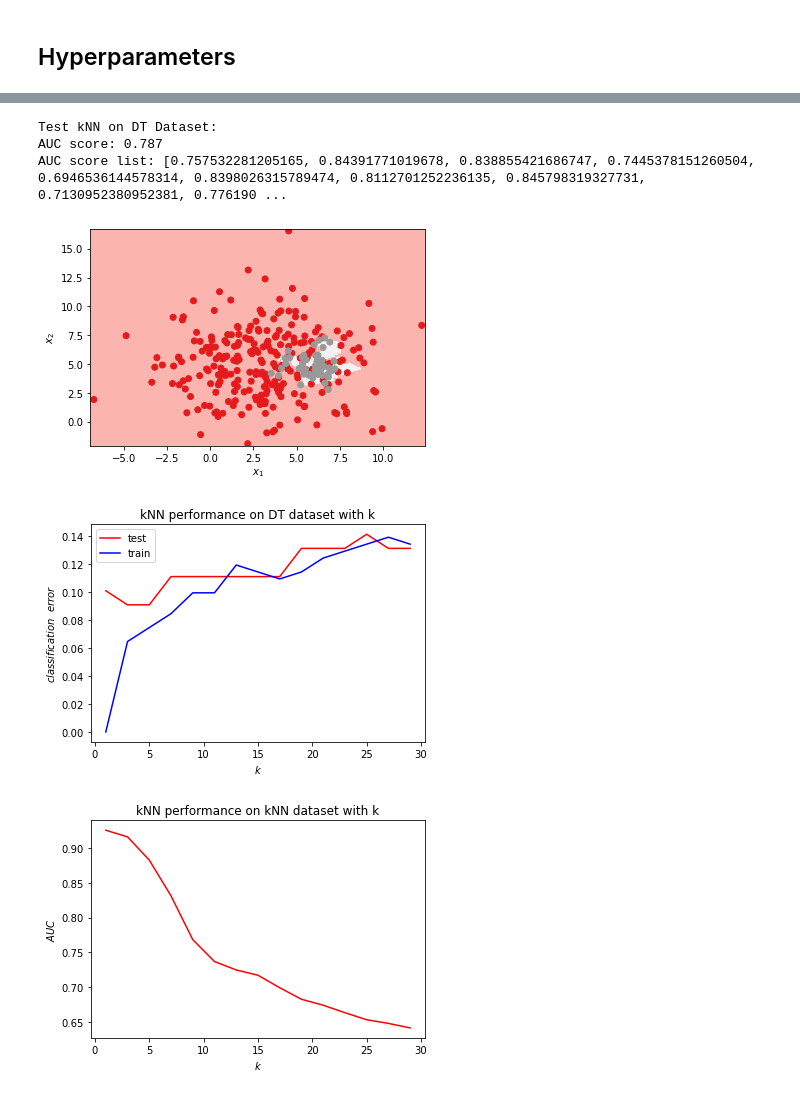
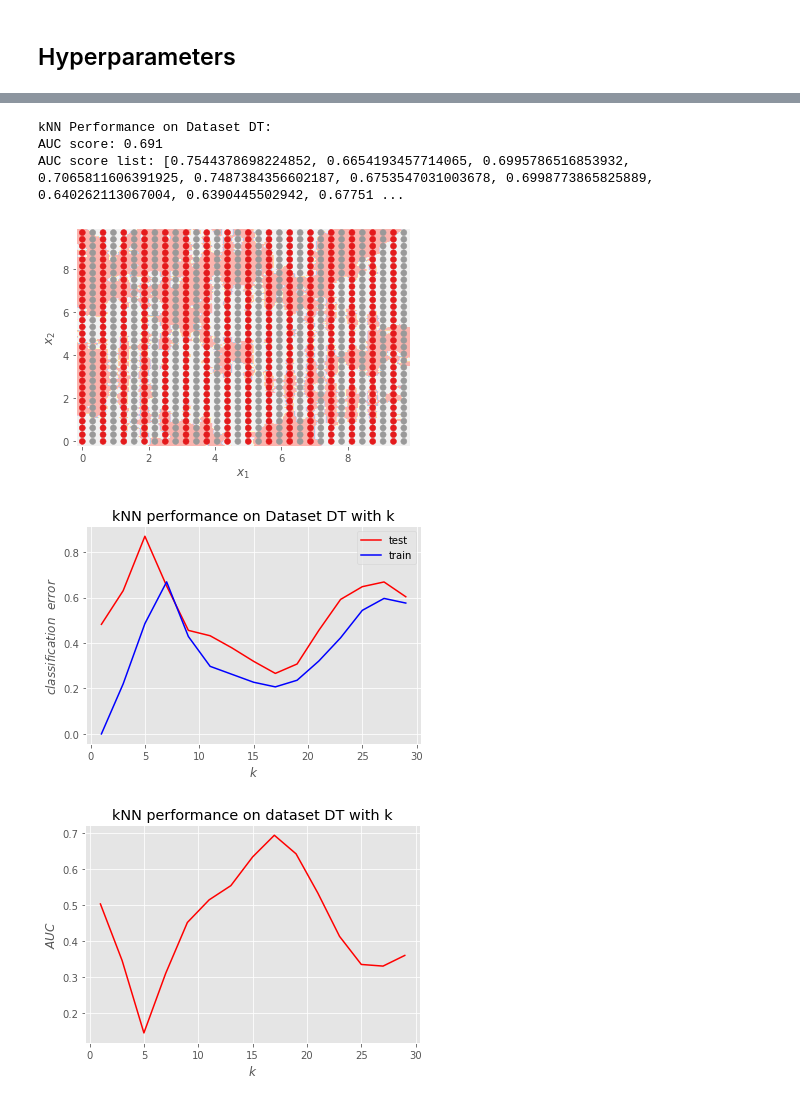
Before and after one commit to MBorgesT/ML_Assignment, a Jupyter notebook: NNvsDT.ipynb, the cells around one changed output, grey strips where cells are left out. Cells and saved outputs as stored; diff of their text form; code cells hidden in the pictures.

```diff
--- a/NNvsDT.ipynb
+++ b/NNvsDT.ipynb
@@ -174,18 +102,18 @@ dt_X_train, dt_X_test, dt_y_train, dt_y_test = train_test_split(dt_X, dt_y, test
 
 # kNN
 k_nn = 3
-k_dt = 5
+k_dt = 17
 k_values = np.arange(1, 30, 2)
 
-# DT
+# Decision Trees
 criterion = 'entropy'
 # min_samples_split best between [2, 40] (see https://towardsdatascience.com/how-to-tune-a-decision-tree-f03721801680)
 # if value too small trees tend to overfit
 # Imbalanced class problem: because then regions in which the minority class will be in majority
 # will be very small so min_samples_split should be lower
 min_samples_split_nn = 6
-min_samples_split_dt = 4
+min_samples_split_dt = 2
 nsamples = np.arange(2, 60, 2)
 max_depth_nn = 25
-max_depth_dt = 55
+max_depth_dt = None
 ndepth = np.arange(1, 60, 5)
@@ -196,19 +126,13 @@ ndepth = np.arange(1, 60, 5)
 # %%
 # kNN
-
+print('kNN Performance on Dataset NN:')
 knn = kNC(n_neighbors=k_nn)
-
-print('kNN on kNN Dataset:')
 test_model(knn, nn_X, nn_y)
 
-# knn.fit(nn_X_train, nn_y_train)
-# print('kNN score: %.2f' % (knn.score(nn_X_test, nn_y_test)))
-# plot_classifier_boundary(knn, nn_X, nn_y, title='kNN on kNN dataset')
-
-# Hyperparameter testing
+# Hyperparameter Tuning
 errors = map(lambda k: knn_classifier_err(k, nn_X_train, nn_y_train, nn_X_test, nn_y_test), k_values)
-plot_test_training_err(k_values, errors, title='kNN performance on kNN dataset with k', hyperparam='k')
+plot_test_training_err(k_values, errors, title='kNN performance on Dataset NN with k', hyperparam='k')
 
 aucs = map(lambda k: knn_classifier_auc(k, nn_X, nn_y), k_values)
-plot_test_training_auc(k_values, aucs, title='kNN performance on kNN dataset with k', hyperparam='k')
+plot_test_training_auc(k_values, aucs, title='kNN performance on Dataset NN with k', hyperparam='k')
 # %% [output]
@@ -267,26 +187,21 @@ AUC score list: [0.8262786596119929, 0.8363453815261044, 0.8424725741151887, 0.8
 # %%
 # kNN
+print('kNN Performance on Dataset DT:')
 knn = kNC(n_neighbors=k_dt)
-
-print('Test kNN on DT Dataset:')
 test_model(knn, dt_X, dt_y)
 
-# knn.fit(dt_X_train, dt_y_train)
-# print('kNN score: %.2f' % (knn.score(dt_X_test, dt_y_test)))
-# plot_classifier_boundary(knn, dt_X, dt_y, title='kNN on DT dataset')
+# Hyperparameter Tuning
+errors = map(lambda k: knn_classifier_err(k, dt_X_train, dt_y_train, dt_X_test, dt_y_test), k_values)
+plot_test_training_err(k_values, errors, title='kNN performance on Dataset DT with k', hyperparam='k')
 
-# hyperparameter testing
-errors = map(lambda k: knn_classifier_err(k, dt_X_train, dt_y_train, dt_X_test, dt_y_test), k_values)
-plot_test_training_err(k_values, errors, title='kNN performance on DT dataset with k', hyperparam='k')
-
-aucs = map(lambda k: knn_classifier_auc(k, nn_X, nn_y), k_values)
-plot_test_training_auc(k_values, aucs, title='kNN performance on kNN dataset with k', hyperparam='k')
+aucs = map(lambda k: knn_classifier_auc(k, dt_X, dt_y), k_values)
+plot_test_training_auc(k_values, aucs, title='kNN performance on dataset DT with k', hyperparam='k')
 # %% [output]
-Test kNN on DT Dataset:
-AUC score: 0.787
-AUC score list: [0.757532281205165, 0.84391771019678, 0.838855421686747, 0.7445378151260504, 0.6946536144578314, 0.8398026315789474, 0.8112701252236135, 0.845798319327731, 0.7130952380952381, 0.776190 ...
+kNN Performance on Dataset DT:
+AUC score: 0.691
+AUC score list: [0.7544378698224852, 0.6654193457714065, 0.6995786516853932, 0.7065811606391925, 0.7487384356602187, 0.6753547031003678, 0.6998773865825889, 0.640262113067004, 0.6390445502942, 0.67751 ...
-[figure, old version]
+[figure, new version]
-[figure, old version]
+[figure, new version]
-[figure, old version]
+[figure, new version]
 # %%
 # Decision Trees
```
Also changed, not shown: parts of 15 cells of this notebook, 6 other files.
